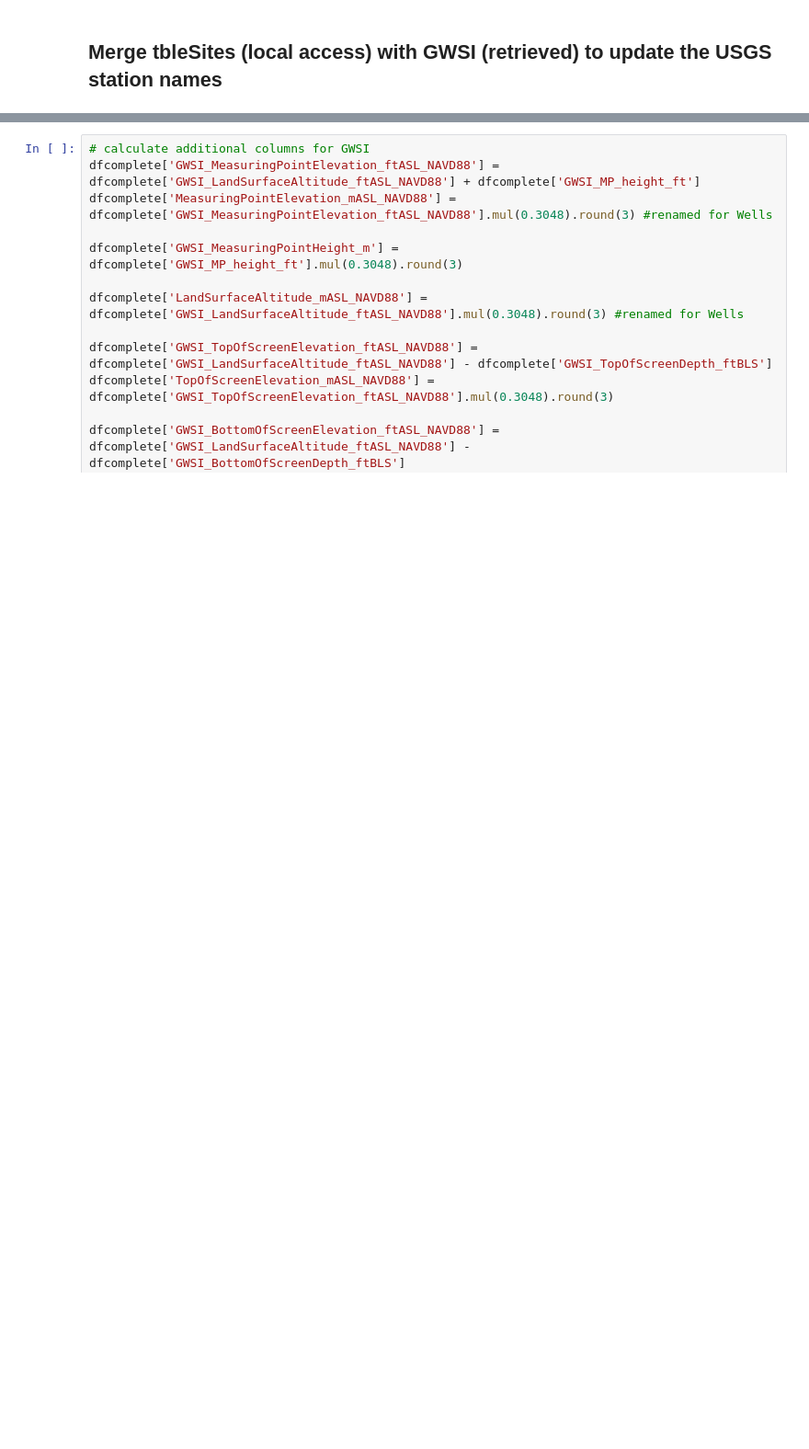
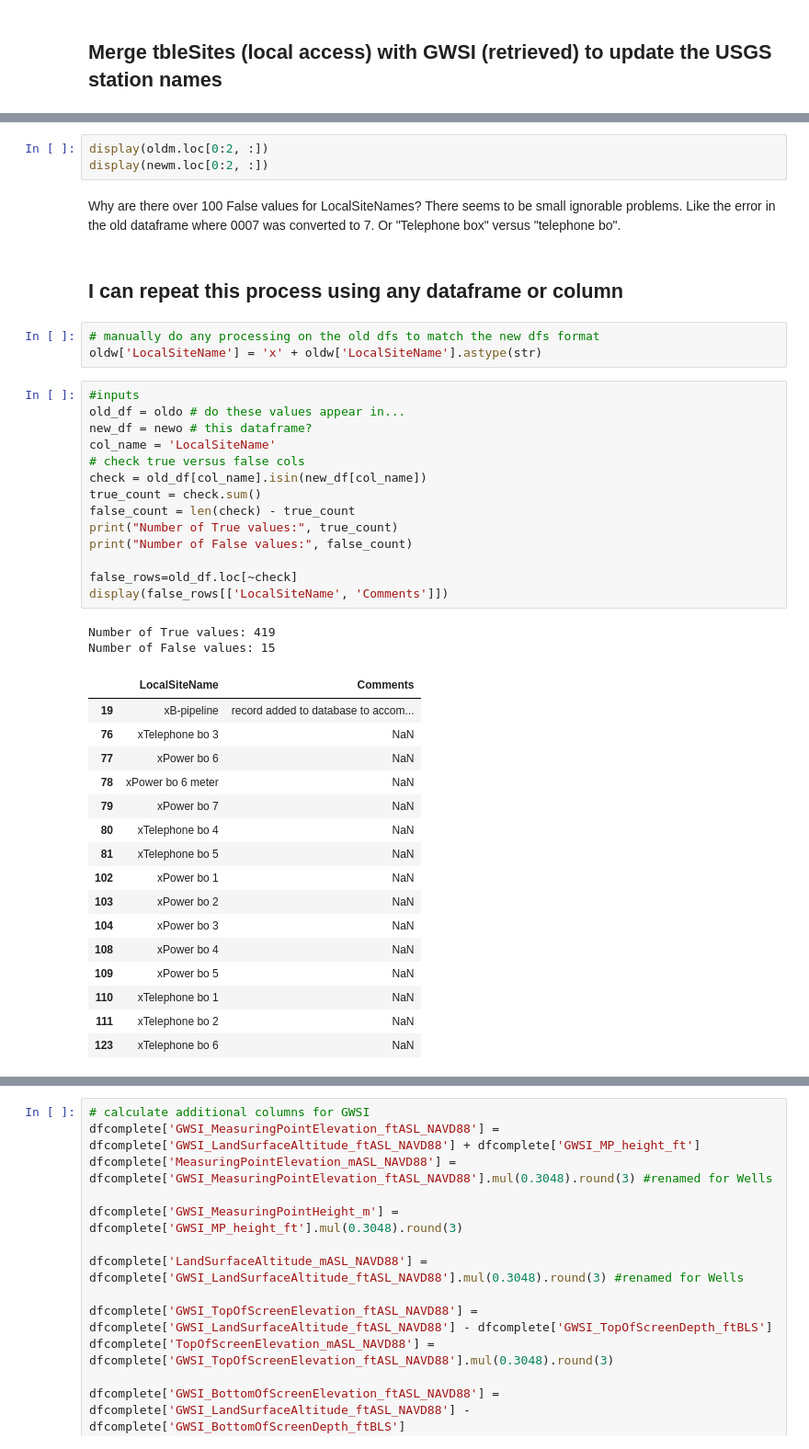
Before and after one commit to BojanMilinic/bemidji, a Jupyter notebook: 02_data_convergence_automate.ipynb, the cells around one changed output, grey strips where cells are left out. Shown at 92% size. Cells and saved outputs as stored; diff of their text form; blank space fills up the shorter version.

```diff
--- a/02_data_convergence_automate.ipynb
+++ b/02_data_convergence_automate.ipynb
@@ -56,0 +638,43 @@ tblcd_OpeningType = pd.read_sql("select * from tblcd_OpeningType", Gfe_db)
+# %%
+display(oldm.loc[0:2, :])
+display(newm.loc[0:2, :])
+# %% [markdown]
+Why are there over 100 False values for LocalSiteNames? There seems to be small ignorable problems. Like the error in the old dataframe where 0007 was converted to 7. Or "Telephone box" versus "telephone bo".
+# %% [markdown]
+## I can repeat this process using any dataframe or column
+# %%
+# manually do any processing on the old dfs to match the new dfs format
+oldw['LocalSiteName'] = 'x' + oldw['LocalSiteName'].astype(str)
+# %%
+#inputs
+old_df = oldo # do these values appear in...
+new_df = newo # this dataframe?
+col_name = 'LocalSiteName'
+# check true versus false cols
+check = old_df[col_name].isin(new_df[col_name])
+true_count = check.sum()
+false_count = len(check) - true_count
+print("Number of True values:", true_count)
+print("Number of False values:", false_count)
+
+false_rows=old_df.loc[~check]
+display(false_rows[['LocalSiteName', 'Comments']])
+# %% [output]
+Number of True values: 419
+Number of False values: 15
+|  | LocalSiteName | Comments |
+| 19 | xB-pipeline | record added to database to accom... |
+| 76 | xTelephone bo 3 | NaN |
+| 77 | xPower bo 6 | NaN |
+| 78 | xPower bo 6 meter | NaN |
+| 79 | xPower bo 7 | NaN |
+| 80 | xTelephone bo 4 | NaN |
+| 81 | xTelephone bo 5 | NaN |
+| 102 | xPower bo 1 | NaN |
+| 103 | xPower bo 2 | NaN |
+| 104 | xPower bo 3 | NaN |
+| 108 | xPower bo 4 | NaN |
+| 109 | xPower bo 5 | NaN |
+| 110 | xTelephone bo 1 | NaN |
+| 111 | xTelephone bo 2 | NaN |
+| 123 | xTelephone bo 6 | NaN |
```
Also changed, not shown: parts of 102 cells of this notebook.
